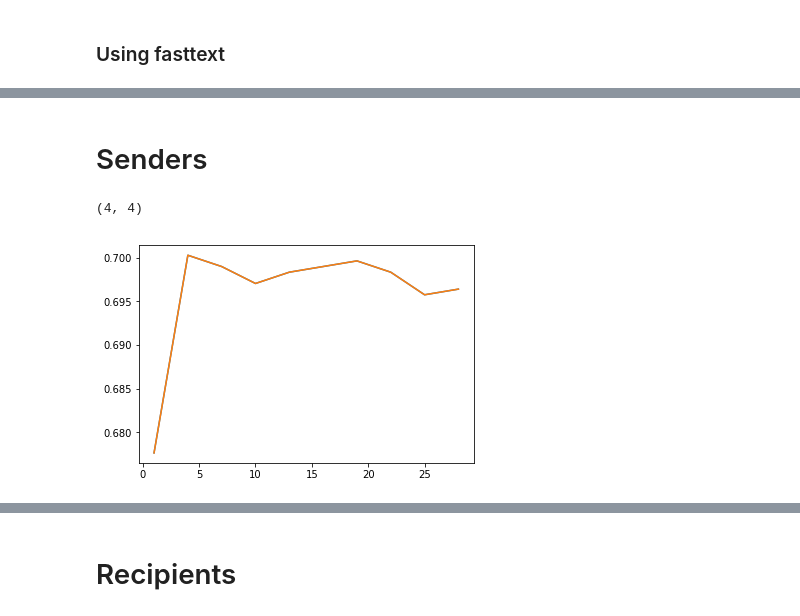
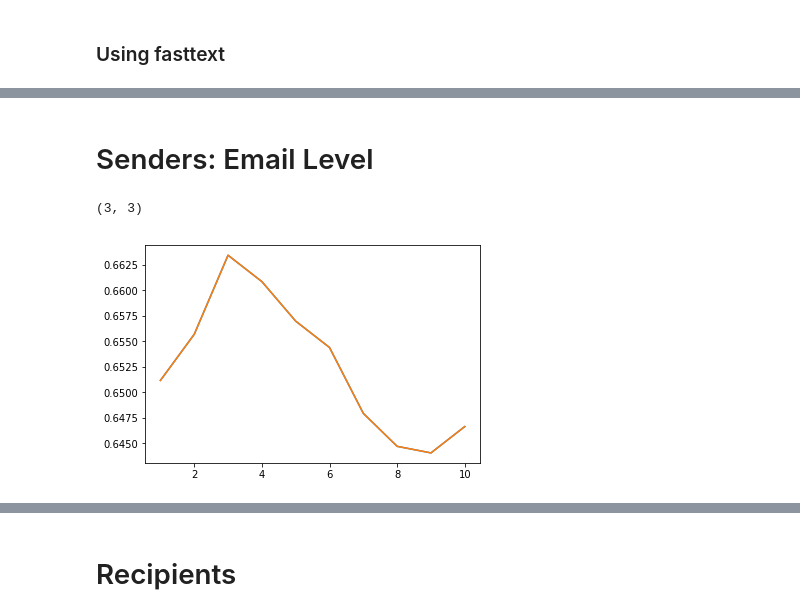
Before and after one commit to mahamfkhan/NLU, a Jupyter notebook: fastText test.ipynb, the cells around one changed output, grey strips where cells are left out. Cells and saved outputs as stored; diff of their text form; code cells hidden in the pictures.

```diff
--- a/fastText test.ipynb
+++ b/fastText test.ipynb
@@ -91,3 +79,0 @@ pipeline("fastText_data/author_FairFrame.txt", "fastText_data/sender/fairframe.t
-# %%
-model = train_supervised("fastText_data/recipient/train.txt")
-model.test("fastText_data/recipient/dev.txt")
@@ -96,3 +171,9 @@ model.test("fastText_data/recipient/dev.txt")
+# %%
+senders = get_df_dict("sender_data.csv", "fastText_data/sender/")
+recipients = get_df_dict("recipient_data.csv", "fastText_data/recipient/")
+# %%
+senders = update_df_dict("fastText_data/author_FairFrame.txt",senders)
+recipients = update_df_dict("fastText_data/recipient_FairFrame.txt" ,recipients)
 # %%
 
 
@@ -141,35 +207,35 @@ Wall time: 47.4 ms
 # %% [markdown]
-# Senders
+# Senders: Email Level
 # %%
 N_val = []
 precision = []
 recall = []
 f1 = []
 accs = []
-param_range = list(range(1,30, 3))
-sender_val = sender_df.iloc[sender_splits[1]]
+param_range = list(range(1,11))
+sender_val = senders["email"]["df"]["dev"]
 for count in param_range:
-    model = train_supervised(input=sender["train"],
+    model = train_supervised(input=senders["email"]["train"],
                              epoch=50, #tuned
                              lr=10.0**-1, #tuned minimal improvements
-                             ws = 7, #tuned
-                             wordNgrams=count, #tuned
-                             verbose=1, #tuned minimal improvements
-                             minCount=4,
+                             ws = 5, #default 5
+                             wordNgrams=count, #tuned 5
+                             verbose=2, #default 2
+                             minCount=1, #default 1
                              dim=200)
-    N,p,r =  results(*model.test(sender["dev"]))
+    N,p,r =  results(*model.test(senders["email"]["dev"]))
     f1.append(get_F1(p,r))
     N_val.append(N)
     precision.append(p)
     recall.append(r)
     accs.append(get_acc(model, sender_val))
 
 
 
 
 plt.plot(param_range,f1)
 plt.plot(param_range, accs)
 param_range[np.argmax(f1)], param_range[np.argmax(accs)]
 # %% [output]
-(4, 4)
+(3, 3)
-[figure, old version]
+[figure, new version]
```
Also changed, not shown: parts of 34 cells of this notebook, 2 other files.
